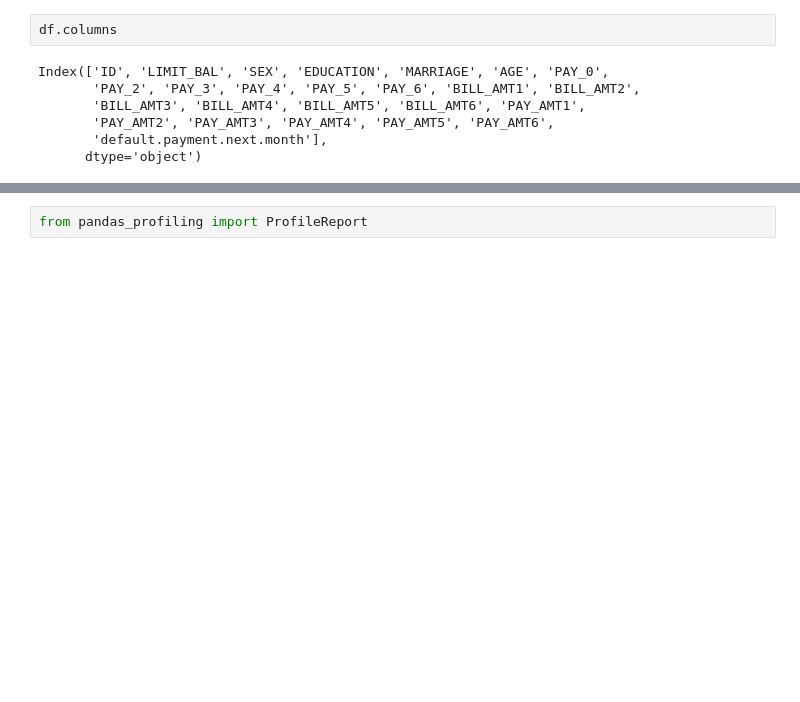
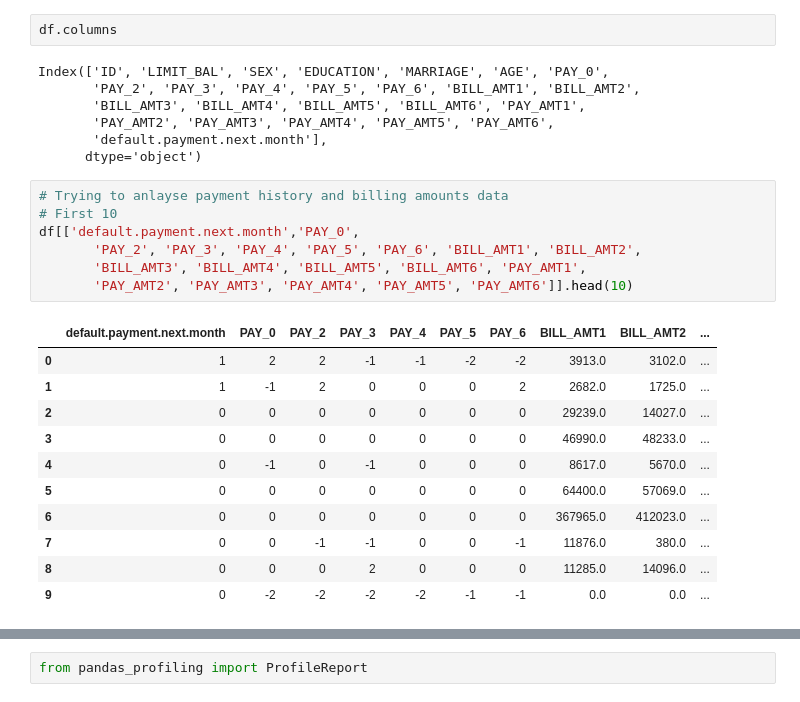
Before and after one commit to atulgaikwad12/creditdefultprediction, a Jupyter notebook: EDA/Credit Default Prediction.ipynb, the cells around one changed output, grey strips where cells are left out. Drawn from its saved outputs; the diff is of its cells as text; blank space fills up the shorter version.

```diff
--- a/EDA/Credit Default Prediction.ipynb
+++ b/EDA/Credit Default Prediction.ipynb
@@ -27,4 +69,23 @@ Index(['ID', 'LIMIT_BAL', 'SEX', 'EDUCATION', 'MARRIAGE', 'AGE', 'PAY_0',
        'PAY_AMT2', 'PAY_AMT3', 'PAY_AMT4', 'PAY_AMT5', 'PAY_AMT6',
        'default.payment.next.month'],
       dtype='object')
+# %%
+# Trying to anlayse payment history and billing amounts data
+# First 10
+df[['default.payment.next.month','PAY_0',
+       'PAY_2', 'PAY_3', 'PAY_4', 'PAY_5', 'PAY_6', 'BILL_AMT1', 'BILL_AMT2',
+       'BILL_AMT3', 'BILL_AMT4', 'BILL_AMT5', 'BILL_AMT6', 'PAY_AMT1',
+       'PAY_AMT2', 'PAY_AMT3', 'PAY_AMT4', 'PAY_AMT5', 'PAY_AMT6']].head(10)
+# %% [output]
+|  | default.payment.next.month | PAY_0 | PAY_2 | PAY_3 | PAY_4 | PAY_5 | PAY_6 | BILL_AMT1 | BILL_AMT2 | ... |
+| 0 | 1 | 2 | 2 | -1 | -1 | -2 | -2 | 3913.0 | 3102.0 | ... |
+| 1 | 1 | -1 | 2 | 0 | 0 | 0 | 2 | 2682.0 | 1725.0 | ... |
+| 2 | 0 | 0 | 0 | 0 | 0 | 0 | 0 | 29239.0 | 14027.0 | ... |
+| 3 | 0 | 0 | 0 | 0 | 0 | 0 | 0 | 46990.0 | 48233.0 | ... |
+| 4 | 0 | -1 | 0 | -1 | 0 | 0 | 0 | 8617.0 | 5670.0 | ... |
+| 5 | 0 | 0 | 0 | 0 | 0 | 0 | 0 | 64400.0 | 57069.0 | ... |
+| 6 | 0 | 0 | 0 | 0 | 0 | 0 | 0 | 367965.0 | 412023.0 | ... |
+| 7 | 0 | 0 | -1 | -1 | 0 | 0 | -1 | 11876.0 | 380.0 | ... |
+| 8 | 0 | 0 | 0 | 2 | 0 | 0 | 0 | 11285.0 | 14096.0 | ... |
+| 9 | 0 | -2 | -2 | -2 | -2 | -1 | -1 | 0.0 | 0.0 | ... |
 # %%
```
Also changed, not shown: parts of 28 cells of this notebook, 5 other files.
